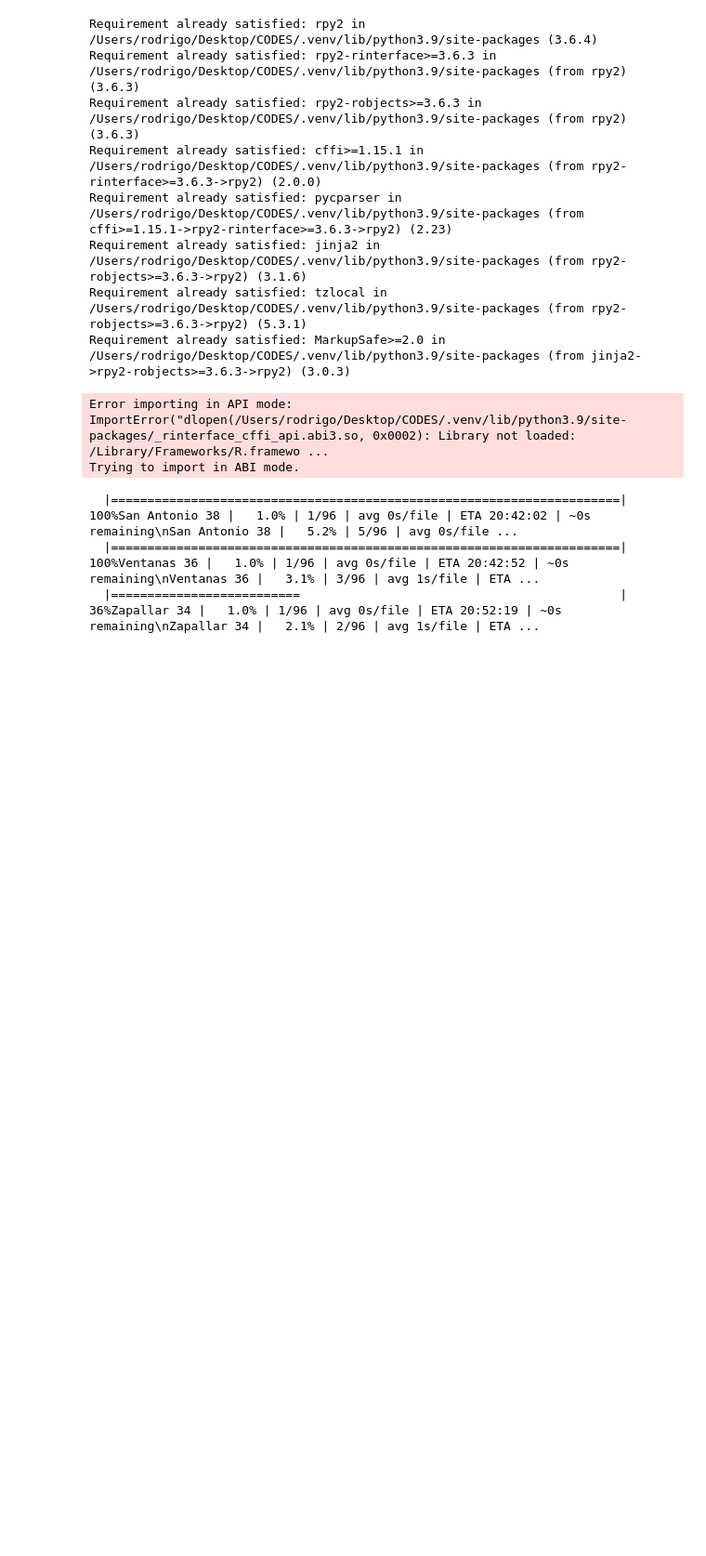
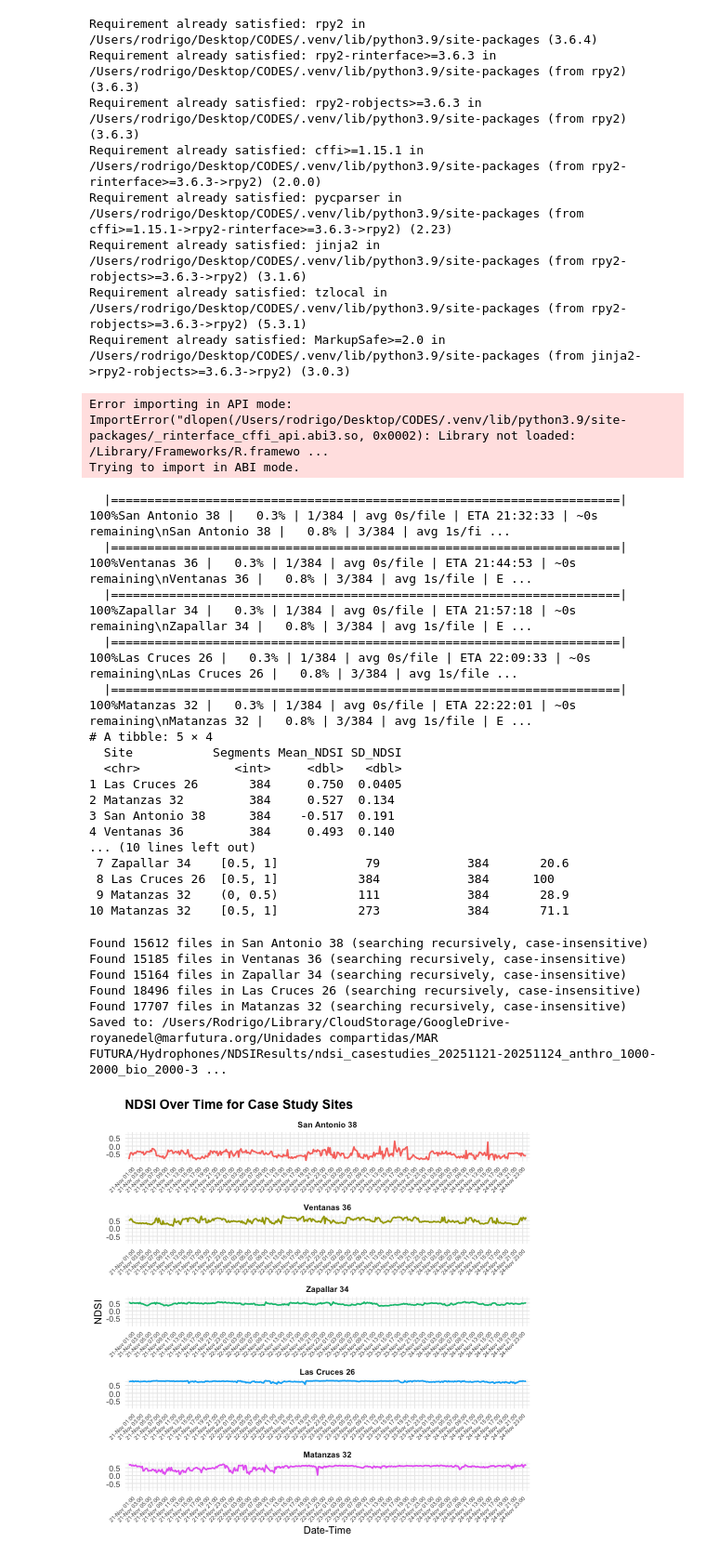
Before and after one commit to rodgpt/MAR_FUTURA, a Jupyter notebook: NDSI/NDSI_Sites_Comparisson_R.ipynb, the cells around one changed output. Shown: that part at 93% size. Drawn from its saved outputs; the diff is of its cells as text; code cells hidden in the pictures; blank space fills up the shorter version.

```diff
--- a/NDSI/NDSI_Sites_Comparisson_R.ipynb
+++ b/NDSI/NDSI_Sites_Comparisson_R.ipynb
@@ -86,11 +86,11 @@ bio_band    <- c(2000, 3000) #c(2000, 3000)
 tz <- "UTC"
 analysis_duration <- NA
 files_per_folder <- NA
-files_per_hour <- 2
+files_per_hour <- 4
 output_csv <- "ndsi_casestudies_results.csv"
 
 start_date <- as.POSIXct("2025-11-21 00:00:00", tz = tz)
-end_date   <- as.POSIXct("2025-11-22 23:59:59", tz = tz)
+end_date   <- as.POSIXct("2025-11-24 23:59:59", tz = tz)
 
 workers <- max(1, parallel::detectCores() - 1)
 future::plan(future::multisession, workers = workers)
@@ -392,33 +392,54 @@ p_ndsi <- ggplot(plot_data, aes(x = Time, y = NDSI, color = Site)) +
 
 print(p_ndsi)
 
 ## NDSI quadrant table (percentage of time per site in each quadrant)
 ndsi_quadrant_table <- plot_data %>%
   mutate(
     NDSI_Quadrant = case_when(
       NDSI >= 0.5  & NDSI <= 1   ~ "[0.5, 1]",
       NDSI >  0    & NDSI <  0.5 ~ "(0, 0.5)",
       NDSI >= -0.5 & NDSI <= 0   ~ "[-0.5, 0]",
       NDSI >= -1   & NDSI < -0.5 ~ "[-1, -0.5)",
       TRUE ~ NA_character_
     )
   ) %>%
   filter(!is.na(NDSI_Quadrant)) %>%
   group_by(Site, NDSI_Quadrant) %>%
   summarise(
     Segments = n(),
     .groups = "drop_last"
   ) %>%
   mutate(
     Total_Segments = sum(Segments),
     Percent_Time = 100 * Segments / Total_Segments
   ) %>%
   ungroup()
 
 print(ndsi_quadrant_table)
 
 beepr::beep(3)
 # %% [output]
-  |======================================================================| 100%San Antonio 38 |   1.0% | 1/96 | avg 0s/file | ETA 20:42:02 | ~0s remaining\nSan Antonio 38 |   5.2% | 5/96 | avg 0s/file ...
-  |======================================================================| 100%Ventanas 36 |   1.0% | 1/96 | avg 0s/file | ETA 20:42:52 | ~0s remaining\nVentanas 36 |   3.1% | 3/96 | avg 1s/file | ETA ...
-  |==========================                                            |  36%Zapallar 34 |   1.0% | 1/96 | avg 0s/file | ETA 20:52:19 | ~0s remaining\nZapallar 34 |   2.1% | 2/96 | avg 1s/file | ETA ...
+  |======================================================================| 100%San Antonio 38 |   0.3% | 1/384 | avg 0s/file | ETA 21:32:33 | ~0s remaining\nSan Antonio 38 |   0.8% | 3/384 | avg 1s/fi ...
+  |======================================================================| 100%Ventanas 36 |   0.3% | 1/384 | avg 0s/file | ETA 21:44:53 | ~0s remaining\nVentanas 36 |   0.8% | 3/384 | avg 1s/file | E ...
+  |======================================================================| 100%Zapallar 34 |   0.3% | 1/384 | avg 0s/file | ETA 21:57:18 | ~0s remaining\nZapallar 34 |   0.8% | 3/384 | avg 1s/file | E ...
+  |======================================================================| 100%Las Cruces 26 |   0.3% | 1/384 | avg 0s/file | ETA 22:09:33 | ~0s remaining\nLas Cruces 26 |   0.8% | 3/384 | avg 1s/file ...
+  |======================================================================| 100%Matanzas 32 |   0.3% | 1/384 | avg 0s/file | ETA 22:22:01 | ~0s remaining\nMatanzas 32 |   0.8% | 3/384 | avg 1s/file | E ...
+# A tibble: 5 × 4
+  Site           Segments Mean_NDSI SD_NDSI
+  <chr>             <int>     <dbl>   <dbl>
+1 Las Cruces 26       384     0.750  0.0405
+2 Matanzas 32         384     0.527  0.134
+3 San Antonio 38      384    -0.517  0.191
+4 Ventanas 36         384     0.493  0.140
+... (10 lines left out)
+ 7 Zapallar 34    [0.5, 1]            79            384       20.6
+ 8 Las Cruces 26  [0.5, 1]           384            384      100
+ 9 Matanzas 32    (0, 0.5)           111            384       28.9
+10 Matanzas 32    [0.5, 1]           273            384       71.1
+Found 15612 files in San Antonio 38 (searching recursively, case-insensitive)
+Found 15185 files in Ventanas 36 (searching recursively, case-insensitive)
+Found 15164 files in Zapallar 34 (searching recursively, case-insensitive)
+Found 18496 files in Las Cruces 26 (searching recursively, case-insensitive)
+Found 17707 files in Matanzas 32 (searching recursively, case-insensitive)
+Saved to: /Users/Rodrigo/Library/CloudStorage/GoogleDrive-royanedel@marfutura.org/Unidades compartidas/MAR FUTURA/Hydrophones/NDSIResults/ndsi_casestudies_20251121-20251124_anthro_1000-2000_bio_2000-3 ...
+[figure, added]
```
Also changed, not shown: 1 other file.
